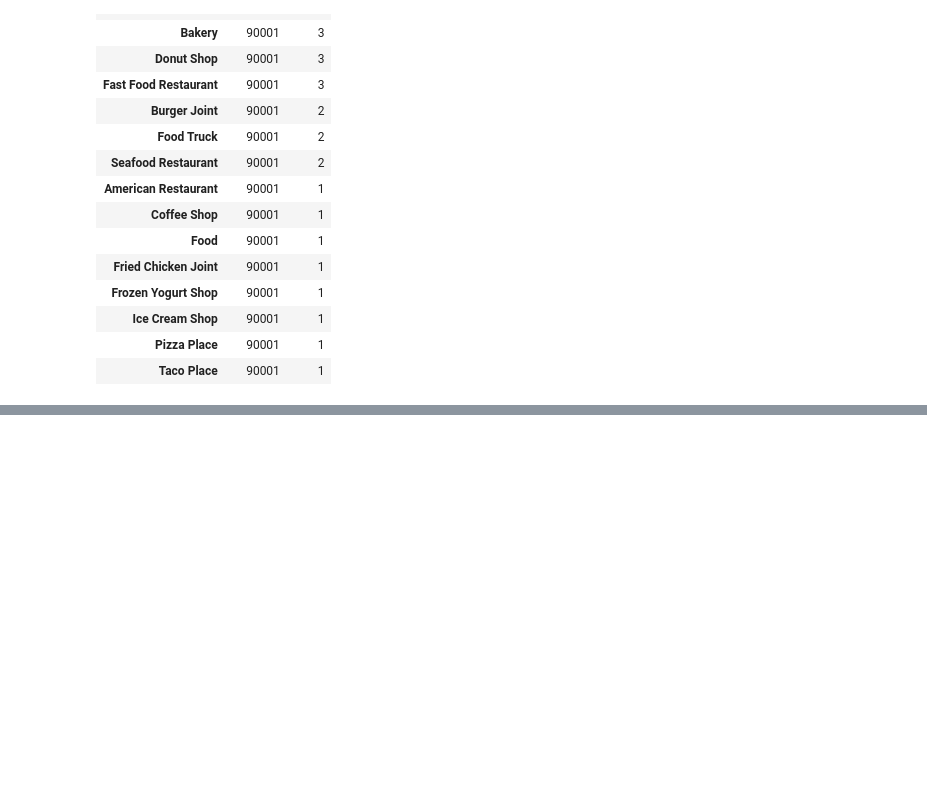
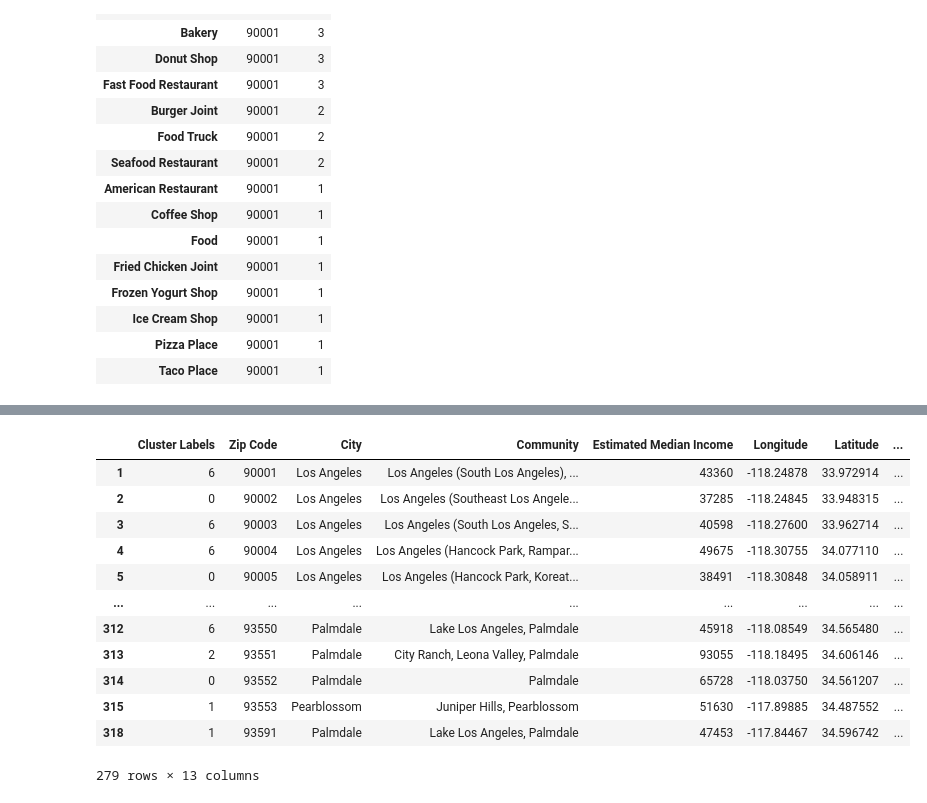
Before and after one commit to Elydora/Coursera_Capstone, a Jupyter notebook: Project/initial_exploration.ipynb, the cells around one changed output, grey strips where cells are left out. Cells and saved outputs as stored; diff of their text form; code cells hidden in the pictures; blank space fills up the shorter version.

```diff
--- a/Project/initial_exploration.ipynb
+++ b/Project/initial_exploration.ipynb
@@ -241,0 +249,2 @@ df_sorted
+# %%
+prepared_ds.dropna(axis=0, inplace=True)
@@ -241,0 +297,18 @@ df_sorted
+# %%
+prepared_ds.drop('Cluster Labels', 1, inplace=True)
+prepared_ds.insert(0, 'Cluster Labels', kmeans.labels_)
+prepared_ds
+# %% [output]
+|  | Cluster Labels | Zip Code | City | Community | Estimated Median Income | Longitude | Latitude | ... |
+| 1 | 6 | 90001 | Los Angeles | Los Angeles (South Los Angeles), ... | 43360 | -118.24878 | 33.972914 | ... |
+| 2 | 0 | 90002 | Los Angeles | Los Angeles (Southeast Los Angele... | 37285 | -118.24845 | 33.948315 | ... |
+| 3 | 6 | 90003 | Los Angeles | Los Angeles (South Los Angeles, S... | 40598 | -118.27600 | 33.962714 | ... |
+| 4 | 6 | 90004 | Los Angeles | Los Angeles (Hancock Park, Rampar... | 49675 | -118.30755 | 34.077110 | ... |
+| 5 | 0 | 90005 | Los Angeles | Los Angeles (Hancock Park, Koreat... | 38491 | -118.30848 | 34.058911 | ... |
+| ... | ... | ... | ... | ... | ... | ... | ... | ... |
+| 312 | 6 | 93550 | Palmdale | Lake Los Angeles, Palmdale | 45918 | -118.08549 | 34.565480 | ... |
+| 313 | 2 | 93551 | Palmdale | City Ranch, Leona Valley, Palmdale | 93055 | -118.18495 | 34.606146 | ... |
+| 314 | 0 | 93552 | Palmdale | Palmdale | 65728 | -118.03750 | 34.561207 | ... |
+| 315 | 1 | 93553 | Pearblossom | Juniper Hills, Pearblossom | 51630 | -117.89885 | 34.487552 | ... |
+| 318 | 1 | 93591 | Palmdale | Lake Los Angeles, Palmdale | 47453 | -117.84467 | 34.596742 | ... |
+279 rows × 13 columns
```
Also changed, not shown: parts of 9 cells of this notebook, 3 other files.
